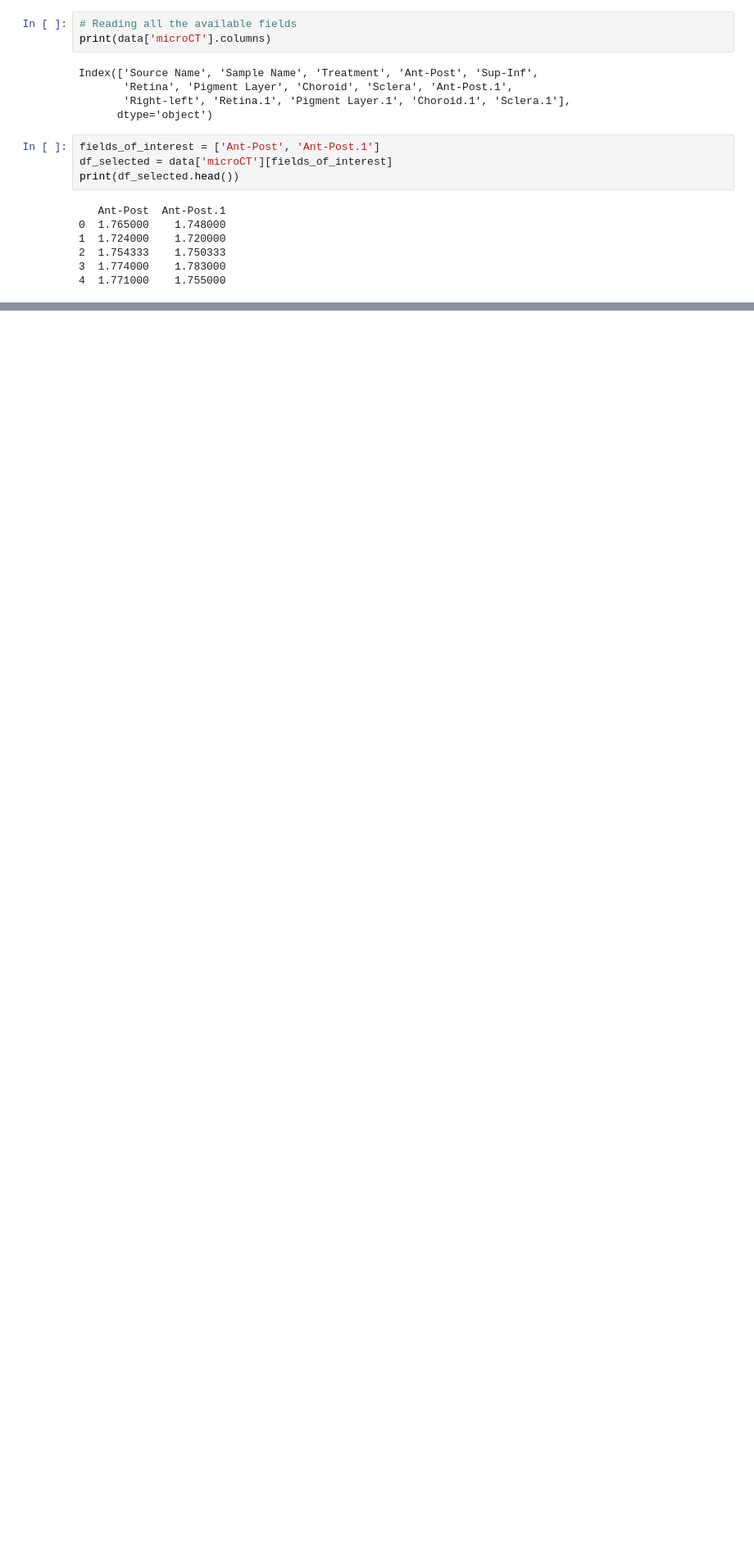
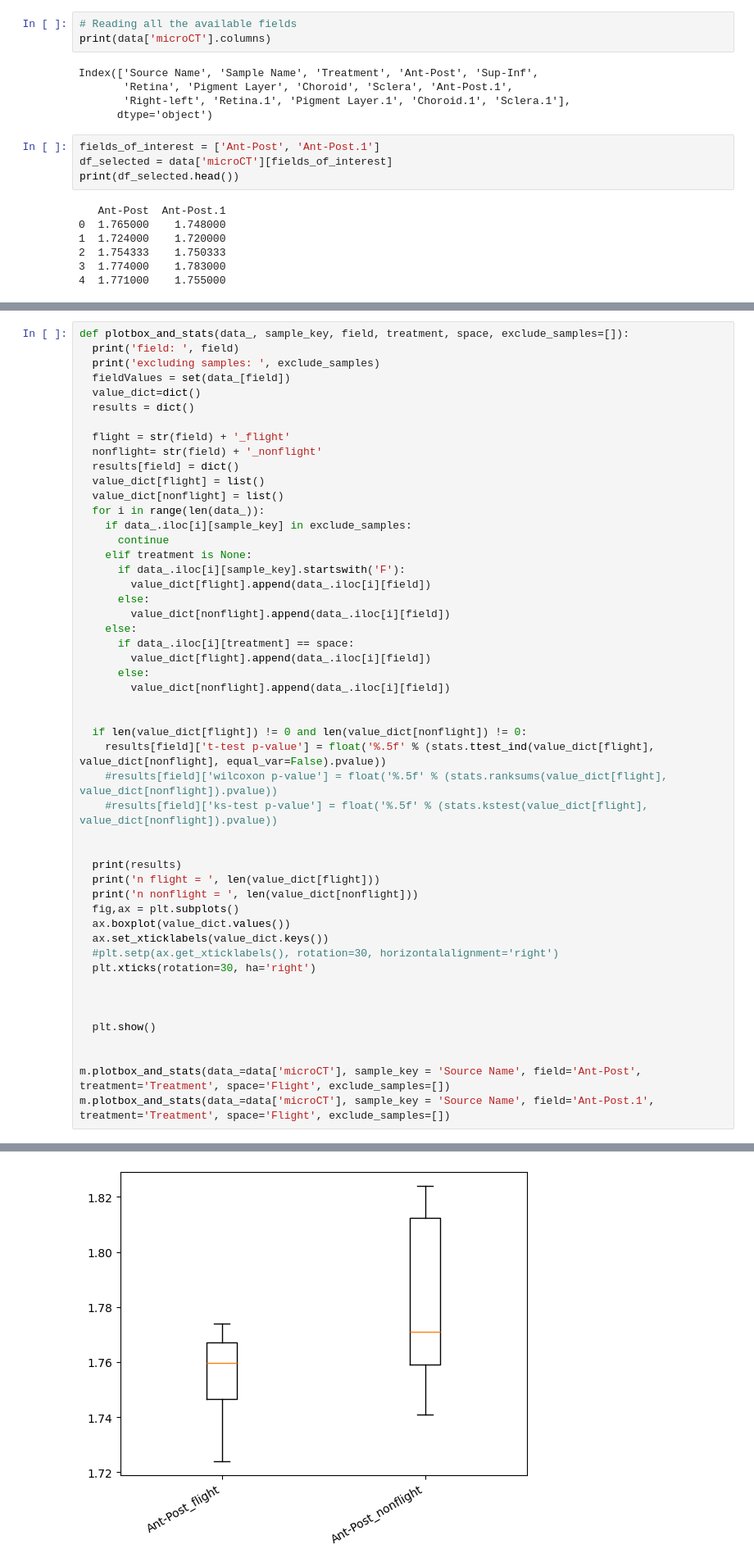
Before and after one commit to shivabioinformatics/AI-ML-in-Space-Biology-NASA-TOPS-T-ScienceCore-, a Jupyter notebook: Untitled1.ipynb, the cells around one changed output, grey strips where cells are left out. Shown: that part at 82% size. Drawn from its saved outputs; the diff is of its cells as text; blank space fills up the shorter version.

Commit message:
Box Plot for microCT and Immunohistochemistry

```diff
--- a/Untitled1.ipynb
+++ b/Untitled1.ipynb
@@ -97,0 +104,51 @@ print(df_selected.head())
+# %%
+def plotbox_and_stats(data_, sample_key, field, treatment, space, exclude_samples=[]):
+  print('field: ', field)
+  print('excluding samples: ', exclude_samples)
+  fieldValues = set(data_[field])
+  value_dict=dict()
+  results = dict()
+
+  flight = str(field) + '_flight'
+  nonflight= str(field) + '_nonflight'
+  results[field] = dict()
+  value_dict[flight] = list()
+  value_dict[nonflight] = list()
+  for i in range(len(data_)):
+    if data_.iloc[i][sample_key] in exclude_samples:
+      continue
+    elif treatment is None:
+      if data_.iloc[i][sample_key].startswith('F'):
+        value_dict[flight].append(data_.iloc[i][field])
+      else:
+        value_dict[nonflight].append(data_.iloc[i][field])
+    else:
+      if data_.iloc[i][treatment] == space:
+        value_dict[flight].append(data_.iloc[i][field])
+      else:
+        value_dict[nonflight].append(data_.iloc[i][field])
+
+
+  if len(value_dict[flight]) != 0 and len(value_dict[nonflight]) != 0:
+    results[field]['t-test p-value'] = float('%.5f' % (stats.ttest_ind(value_dict[flight], value_dict[nonflight], equal_var=False).pvalue))
+    #results[field]['wilcoxon p-value'] = float('%.5f' % (stats.ranksums(value_dict[flight], value_dict[nonflight]).pvalue))
+    #results[field]['ks-test p-value'] = float('%.5f' % (stats.kstest(value_dict[flight], value_dict[nonflight]).pvalue))
+
+
+  print(results)
+  print('n flight = ', len(value_dict[flight]))
+  print('n nonflight = ', len(value_dict[nonflight]))
+  fig,ax = plt.subplots()
+  ax.boxplot(value_dict.values())
+  ax.set_xticklabels(value_dict.keys())
+  #plt.setp(ax.get_xticklabels(), rotation=30, horizontalalignment='right')
+  plt.xticks(rotation=30, ha='right')
+
+
+
+  plt.show()
+
+
+m.plotbox_and_stats(data_=data['microCT'], sample_key = 'Source Name', field='Ant-Post', treatment='Treatment', space='Flight', exclude_samples=[])
+m.plotbox_and_stats(data_=data['microCT'], sample_key = 'Source Name', field='Ant-Post.1', treatment='Treatment', space='Flight', exclude_samples=[])
+# %% [output]
@@ -97,0 +160 @@ print(df_selected.head())
+[figure, added]
```
Also changed, not shown: parts of 20 cells of this notebook.
